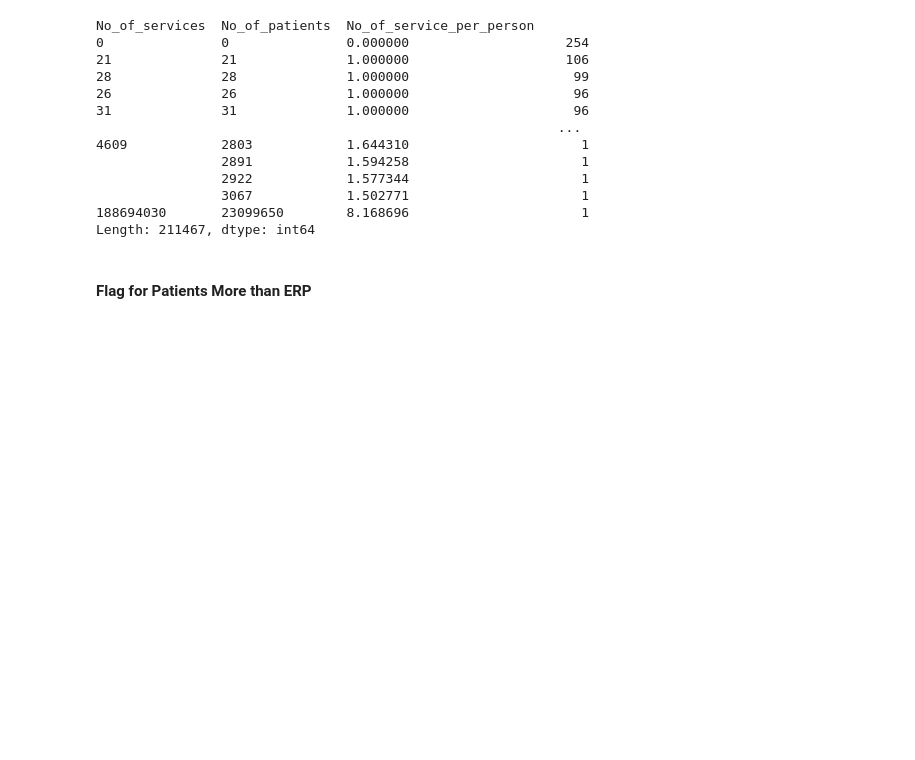
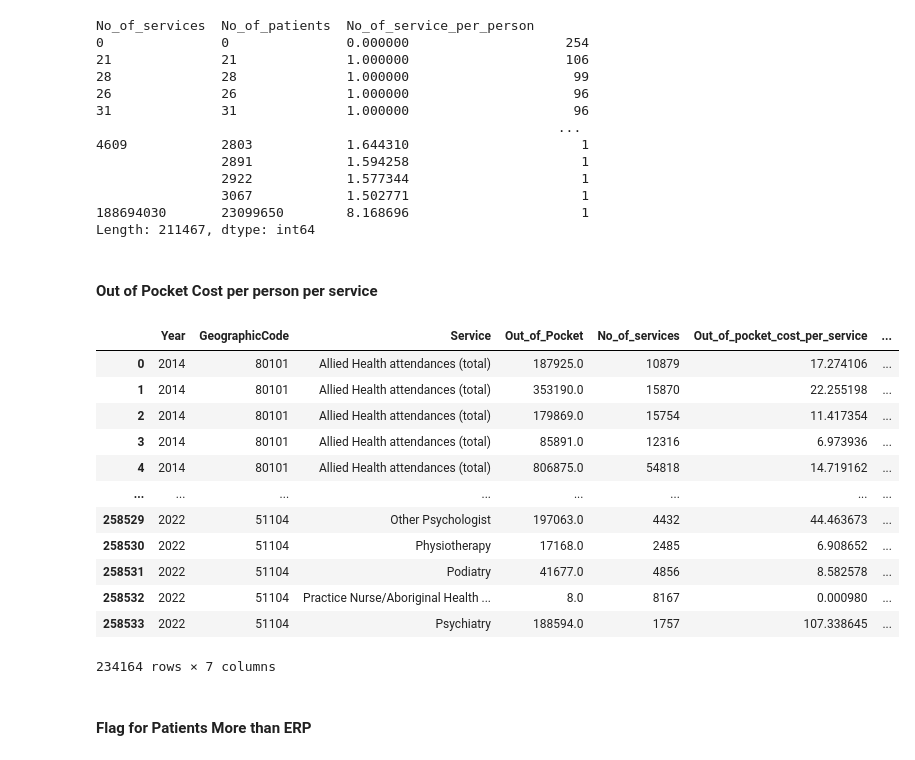
Before and after one commit to jiniep/mbs_analysis, a Jupyter notebook: scripts/8_cenus_mbs_combine.ipynb, the cells around one changed output. Drawn from its saved outputs; the diff is of its cells as text; code cells hidden in the pictures; blank space fills up the shorter version.

Commit message:
Calculating Out of pocket cost per person per service

```diff
--- a/scripts/8_cenus_mbs_combine.ipynb
+++ b/scripts/8_cenus_mbs_combine.ipynb
@@ -296,6 +296,44 @@ No_of_services  No_of_patients  No_of_service_per_person
                 3067            1.502771                      1
 188694030       23099650        8.168696                      1
 Length: 211467, dtype: int64
+# %% [markdown]
+#### Out of Pocket Cost per person per service
+# %%
+# derive out of pocket cost % value
+df_mbs_2014_23.loc[
+    (df_mbs_2014_23["No_of_services"] == 0), "Out_of_pocket_cost_per_service"
+] = 0
+
+df_mbs_2014_23.loc[
+    (df_mbs_2014_23["No_of_services"] != 0), "Out_of_pocket_cost_per_service"
+] = (df_mbs_2014_23["Out_of_Pocket"] / df_mbs_2014_23["No_of_services"])
+
+# display specific columns for checking
+df_mbs_2014_23[
+    [
+        "Year",
+        "GeographicCode",
+        "Service",
+        "Out_of_Pocket",
+        "No_of_services",
+        "Out_of_pocket_cost_per_service",
+        "Out_of_pocket_cost_per_person",
+    ]
+]
+# %% [output]
+|  | Year | GeographicCode | Service | Out_of_Pocket | No_of_services | Out_of_pocket_cost_per_service | ... |
+| 0 | 2014 | 80101 | Allied Health attendances (total) | 187925.0 | 10879 | 17.274106 | ... |
+| 1 | 2014 | 80101 | Allied Health attendances (total) | 353190.0 | 15870 | 22.255198 | ... |
+| 2 | 2014 | 80101 | Allied Health attendances (total) | 179869.0 | 15754 | 11.417354 | ... |
+| 3 | 2014 | 80101 | Allied Health attendances (total) | 85891.0 | 12316 | 6.973936 | ... |
+| 4 | 2014 | 80101 | Allied Health attendances (total) | 806875.0 | 54818 | 14.719162 | ... |
+| ... | ... | ... | ... | ... | ... | ... | ... |
+| 258529 | 2022 | 51104 | Other Psychologist | 197063.0 | 4432 | 44.463673 | ... |
+| 258530 | 2022 | 51104 | Physiotherapy | 17168.0 | 2485 | 6.908652 | ... |
+| 258531 | 2022 | 51104 | Podiatry | 41677.0 | 4856 | 8.582578 | ... |
+| 258532 | 2022 | 51104 | Practice Nurse/Aboriginal Health ... | 8.0 | 8167 | 0.000980 | ... |
+| 258533 | 2022 | 51104 | Psychiatry | 188594.0 | 1757 | 107.338645 | ... |
+234164 rows × 7 columns
 # %% [markdown]
 #### Flag for Patients More than ERP
 # %% [markdown]
```
Also changed, not shown: parts of 5 cells of this notebook.
